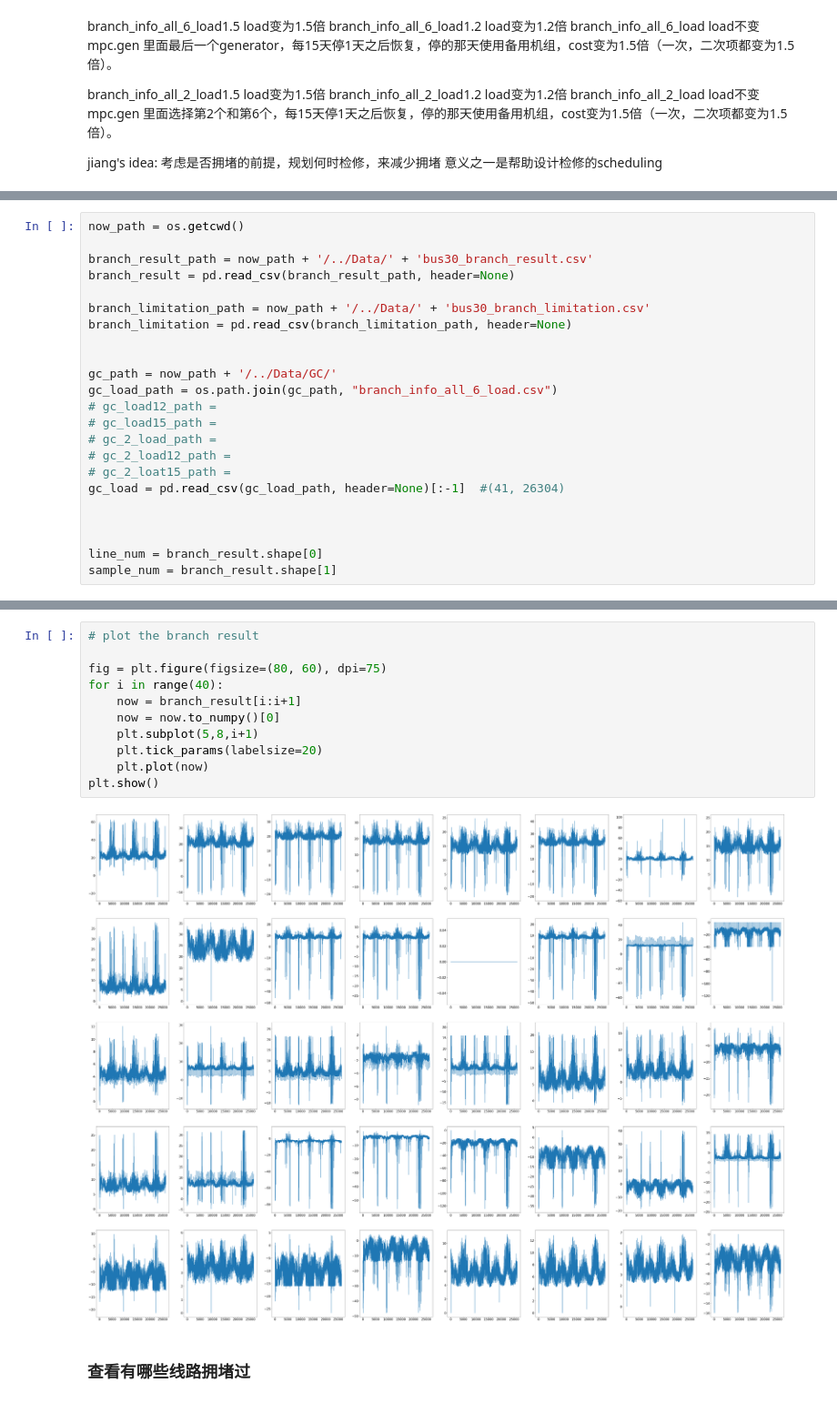
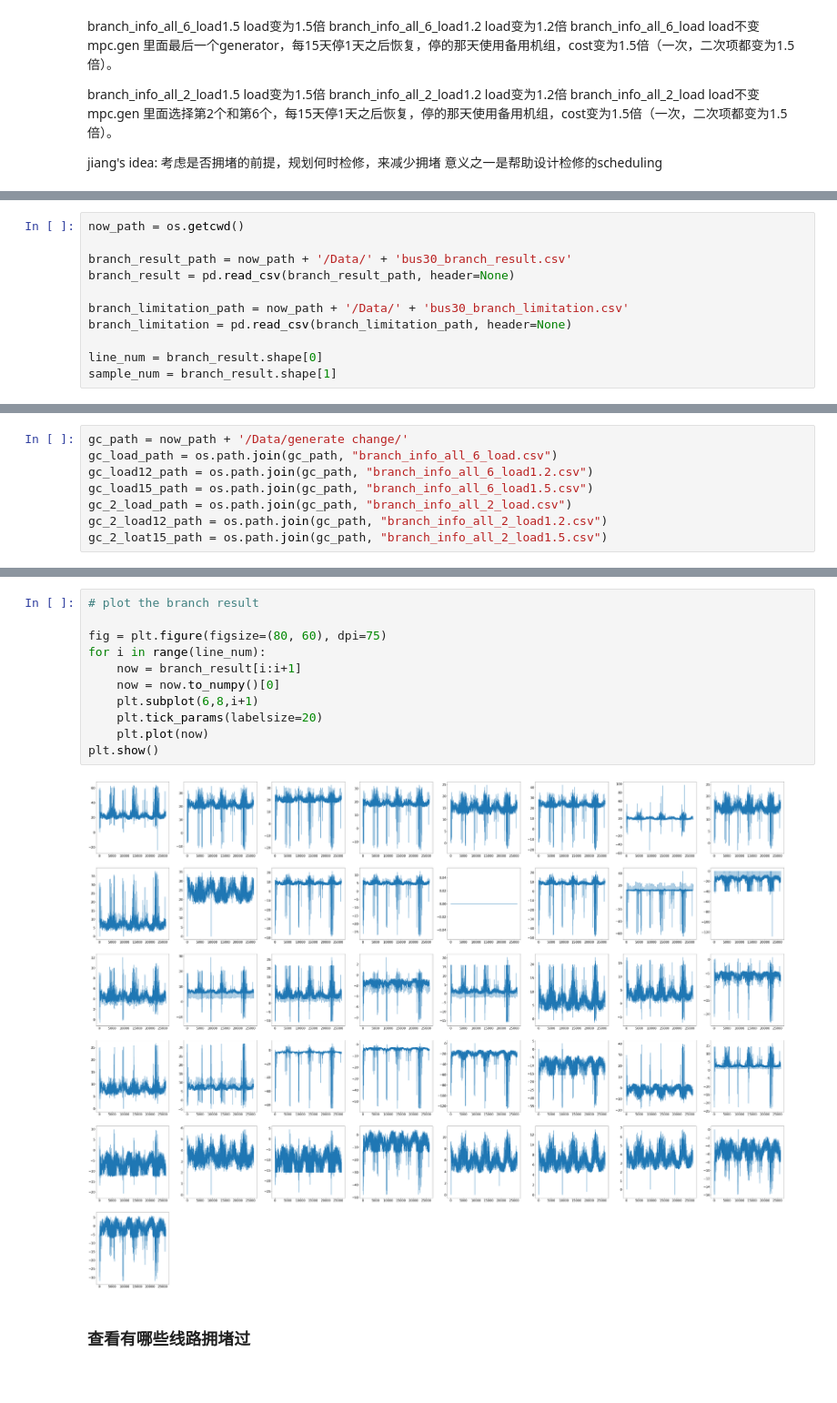
Before and after one commit to songpengcao/time-series, a Jupyter notebook: Branch Data Preparation-Generator Change.ipynb, the cells around one changed output, grey strips where cells are left out. Shown at 91% size. Drawn from its saved outputs; the diff is of its cells as text.

```diff
--- a/Branch Data Preparation-Generator Change.ipynb
+++ b/Branch Data Preparation-Generator Change.ipynb
@@ -40,23 +29,11 @@ os.listdir(now_path + '/../Data/GC')
 # %%
 now_path = os.getcwd()
 
-branch_result_path = now_path + '/../Data/' + 'bus30_branch_result.csv'
+branch_result_path = now_path + '/Data/' + 'bus30_branch_result.csv'
 branch_result = pd.read_csv(branch_result_path, header=None)
 
-branch_limitation_path = now_path + '/../Data/' + 'bus30_branch_limitation.csv'
+branch_limitation_path = now_path + '/Data/' + 'bus30_branch_limitation.csv'
 branch_limitation = pd.read_csv(branch_limitation_path, header=None)
-
-
-gc_path = now_path + '/../Data/GC/'
-gc_load_path = os.path.join(gc_path, "branch_info_all_6_load.csv")
-# gc_load12_path =
-# gc_load15_path =
-# gc_2_load_path =
-# gc_2_load12_path =
-# gc_2_loat15_path =
-gc_load = pd.read_csv(gc_load_path, header=None)[:-1]  #(41, 26304)
-
-
 
 line_num = branch_result.shape[0]
 sample_num = branch_result.shape[1]
@@ -64,0 +40,8 @@ branch_result = gc_load
+# %%
+gc_path = now_path + '/Data/generate change/'
+gc_load_path = os.path.join(gc_path, "branch_info_all_6_load.csv")
+gc_load12_path = os.path.join(gc_path, "branch_info_all_6_load1.2.csv")
+gc_load15_path = os.path.join(gc_path, "branch_info_all_6_load1.5.csv")
+gc_2_load_path = os.path.join(gc_path, "branch_info_all_2_load.csv")
+gc_2_load12_path = os.path.join(gc_path, "branch_info_all_2_load1.2.csv")
+gc_2_loat15_path = os.path.join(gc_path, "branch_info_all_2_load1.5.csv")
@@ -65,16 +51,16 @@ branch_result = gc_load
 # %%
 # plot the branch result
 
 fig = plt.figure(figsize=(80, 60), dpi=75)
-for i in range(40):
+for i in range(line_num):
     now = branch_result[i:i+1]
     now = now.to_numpy()[0]
-    plt.subplot(5,8,i+1)
+    plt.subplot(6,8,i+1)
     plt.tick_params(labelsize=20)
     plt.plot(now)
 plt.show()
 # %% [output]
-[figure, old version]
+[figure, new version]
 # %% [markdown]
 ### 查看有哪些线路拥堵过
 # %%
```
Also changed, not shown: parts of 6 cells of this notebook, 6 other files.
